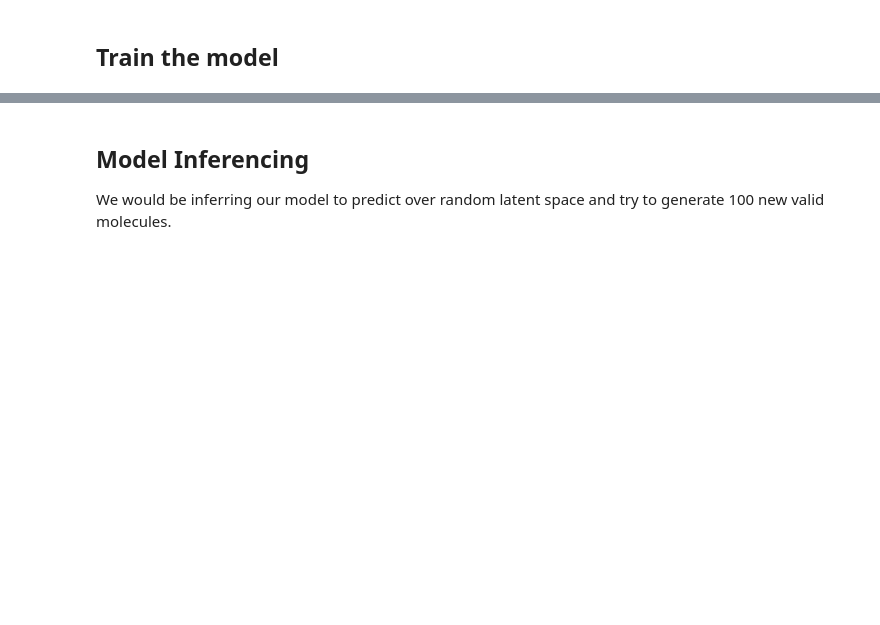
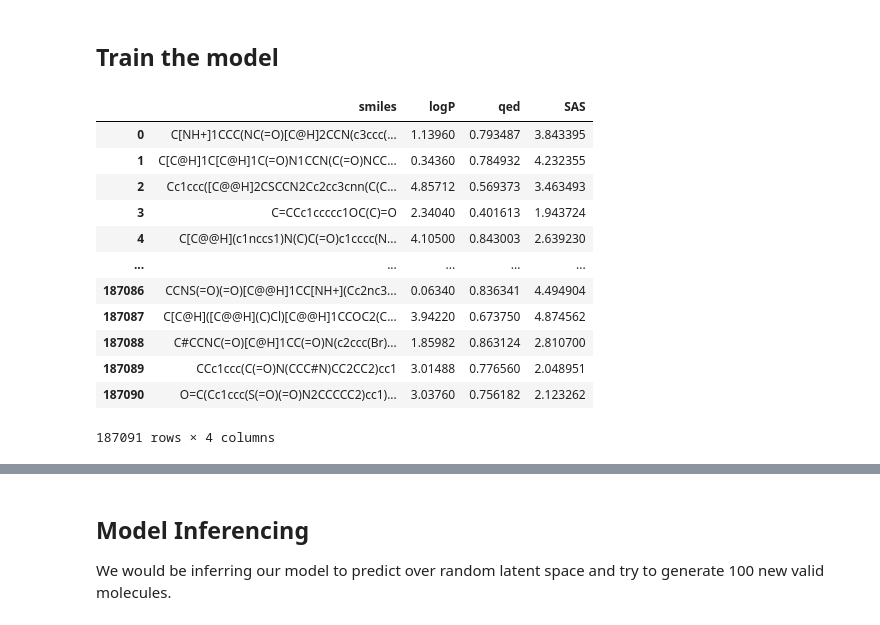
Before and after one commit to rushichavda/Drug-Discovery, a Jupyter notebook: drug-molecule-generation-with-vae.ipynb, the cells around one changed output, grey strips where cells are left out. Cells and saved outputs as stored; diff of their text form; code cells hidden in the pictures; blank space fills up the shorter version.

```diff
--- a/drug-molecule-generation-with-vae.ipynb
+++ b/drug-molecule-generation-with-vae.ipynb
@@ -545,6 +571,22 @@ validation_loader = DataGenerator(
     max_len = NUM_ATOMS,
     batch_size=BATCH_SIZE
     )
+# %%
+train_df
+# %% [output]
+|  | smiles | logP | qed | SAS |
+| 0 | C[NH+]1CCC(NC(=O)[C@H]2CCN(c3ccc(... | 1.13960 | 0.793487 | 3.843395 |
+| 1 | C[C@H]1C[C@H]1C(=O)N1CCN(C(=O)NCC... | 0.34360 | 0.784932 | 4.232355 |
+| 2 | Cc1ccc([C@@H]2CSCCN2Cc2cc3cnn(C(C... | 4.85712 | 0.569373 | 3.463493 |
+| 3 | C=CCc1ccccc1OC(C)=O | 2.34040 | 0.401613 | 1.943724 |
+| 4 | C[C@@H](c1nccs1)N(C)C(=O)c1cccc(N... | 4.10500 | 0.843003 | 2.639230 |
+| ... | ... | ... | ... | ... |
+| 187086 | CCNS(=O)(=O)[C@@H]1CC[NH+](Cc2nc3... | 0.06340 | 0.836341 | 4.494904 |
+| 187087 | C[C@H]([C@@H](C)Cl)[C@@H]1CCOC2(C... | 3.94220 | 0.673750 | 4.874562 |
+| 187088 | C#CCNC(=O)[C@H]1CC(=O)N(c2ccc(Br)... | 1.85982 | 0.863124 | 2.810700 |
+| 187089 | CCc1ccc(C(=O)N(CCC#N)CC2CC2)cc1 | 3.01488 | 0.776560 | 2.048951 |
+| 187090 | O=C(Cc1ccc(S(=O)(=O)N2CCCCC2)cc1)... | 3.03760 | 0.756182 | 2.123262 |
+187091 rows × 4 columns
 # %%
 vae_optimizer = tf.keras.optimizers.Adam(
     learning_rate=VAE_LR
```
Also changed, not shown: parts of 6 cells of this notebook, 3 other files.
